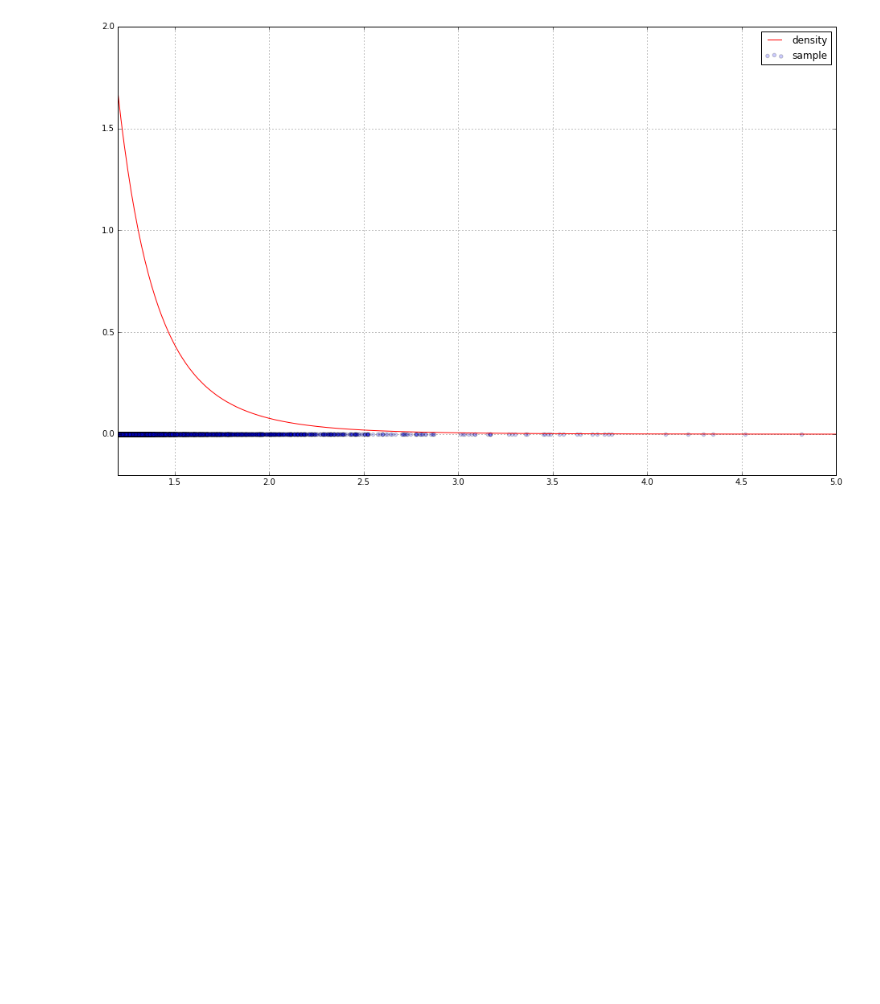
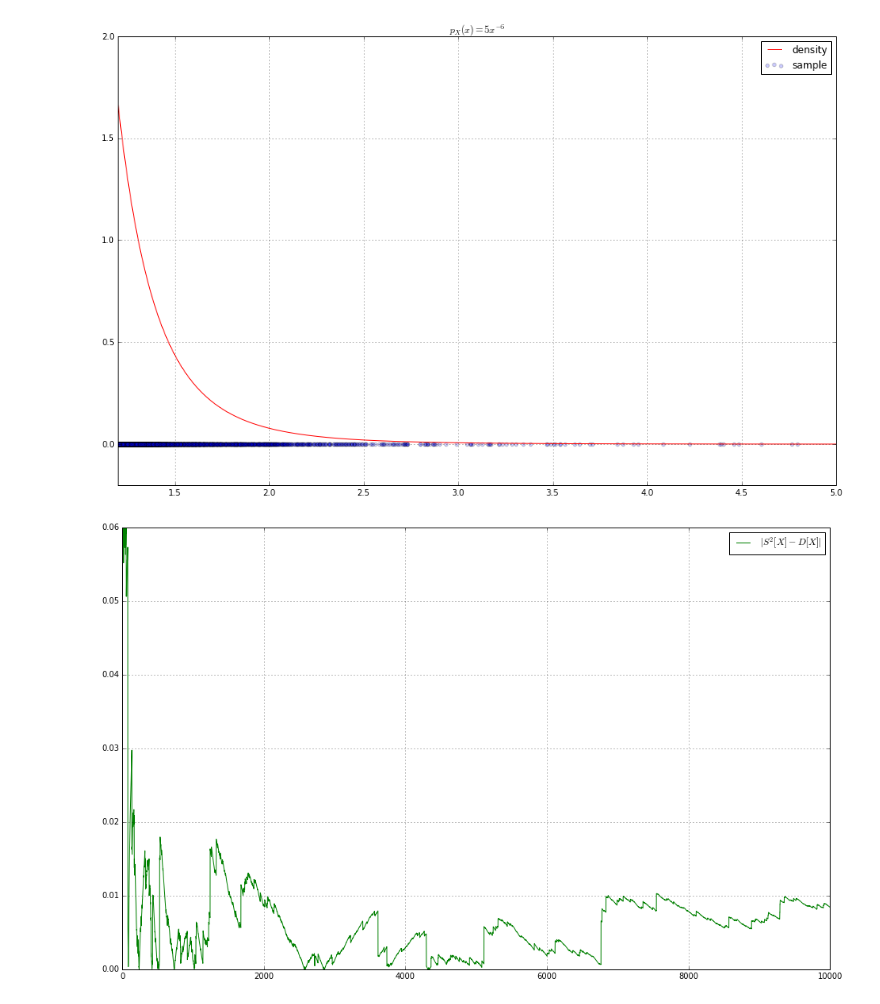
Before and after one commit to SemyonKozloff/mipt-math-stat, a Jupyter notebook: practice-1/pr-3/pr-3.ipynb, the cells around one changed output. Saved outputs shown, nothing was run; the diff lists cells and outputs as text; code cells hidden in the pictures; blank space fills up the shorter version.

```diff
--- a/practice-1/pr-3/pr-3.ipynb
+++ b/practice-1/pr-3/pr-3.ipynb
@@ -17,19 +17,34 @@ cont_distr = cont_distr_gen(a=A, b=B, name="cont_distr")
 # %%
 sample = cont_distr.rvs(size=N)
+grid = np.linspace(A, B, 1000)
 #mean = cont_distr.mean()
 var = cont_distr.var()
 
-grid = np.linspace(A, B, 1000)
 plt.figure(figsize=(16, 10))
 plt.xlim(1.2, 5)
 plt.ylim(-0.2, 2)
+plt.scatter(sample, np.zeros(N), alpha=0.2, label='sample')
+plt.plot(grid, cont_distr.pdf(grid), color='red', label='density')
+plt.grid()
+plt.title(r'$p_X(x)=5x^{-6}$')
+plt.legend()
+plt.show()
+#plt.savefig("cont_distr.pdf")
 
-plt.scatter(sample, np.zeros(N), alpha=0.2, label="sample")
-plt.plot(grid, cont_distr.pdf(grid), color="red", label="density")
+var = cont_distr.var()
+delta_range = np.zeros(N)
+for n in range(1, N):
+    s_var = sample[:n].var()
+    delta_range[n] = abs(var - s_var)
 
+plt.figure(figsize=(16, 10))
+plt.ylim(0, 0.06)
+plt.plot(range(1, N), delta_range[1:N], color='green', label=r'$|S^{2}[X] - D[X]|$')
+plt.grid()
 plt.legend()
-plt.grid()
-plt.savefig("cont_distr.pdf")
+plt.show()
+#plt.savefig("delta_cont_distr.pdf")
 # %% [output]
-[figure, old version]
+[figure, new version]
+[figure, added]
 # %%
```
Also changed, not shown: parts of 4 cells of this notebook, 17 other files.
